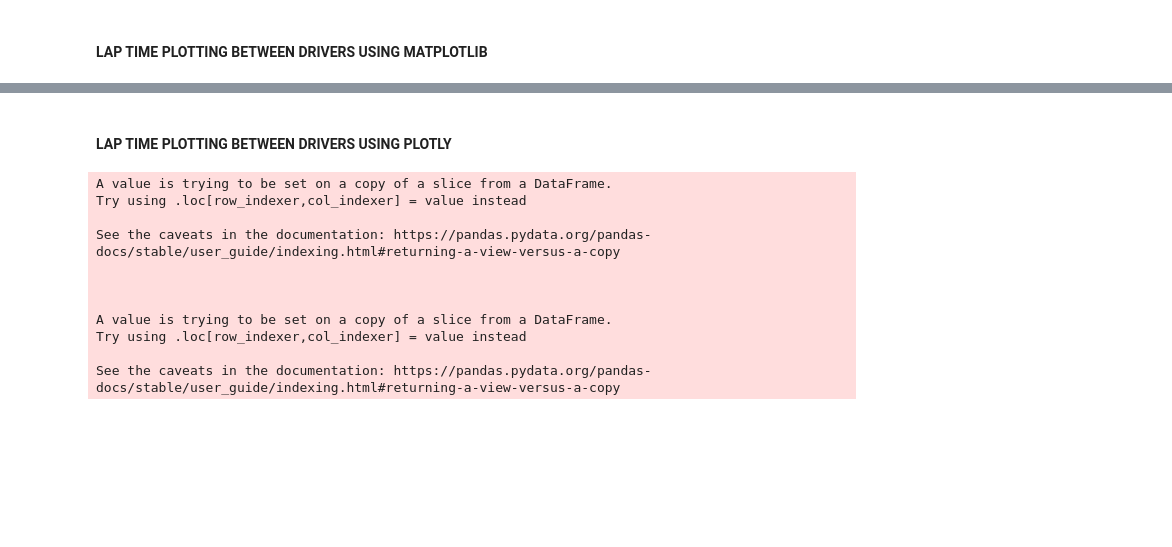
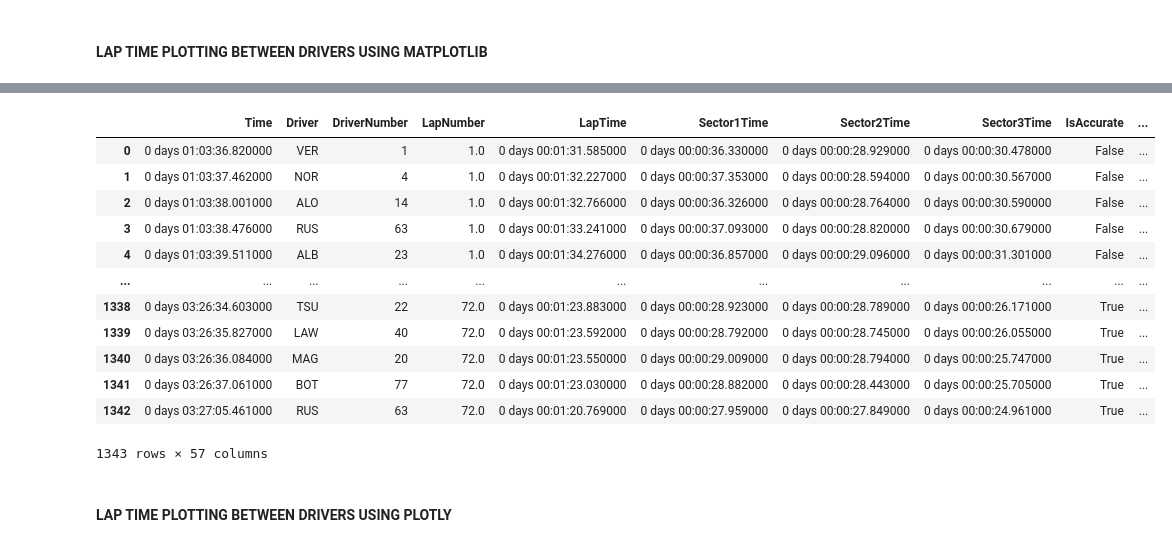
Before and after one commit to PrabhuPugal/Virtual-Race-Engineer, a Jupyter notebook: Virtual Race Engineer.ipynb, the cells around one changed output, grey strips where cells are left out. Saved outputs shown, nothing was run; the diff lists cells and outputs as text; code cells hidden in the pictures; blank space fills up the shorter version.

```diff
--- a/Virtual Race Engineer.ipynb
+++ b/Virtual Race Engineer.ipynb
@@ -399,42 +318,18 @@ plt.show()
+# %%
+merged_data
+# %% [output]
+|  | Time | Driver | DriverNumber | LapNumber | LapTime | Sector1Time | Sector2Time | Sector3Time | IsAccurate | ... |
+| 0 | 0 days 01:03:36.820000 | VER | 1 | 1.0 | 0 days 00:01:31.585000 | 0 days 00:00:36.330000 | 0 days 00:00:28.929000 | 0 days 00:00:30.478000 | False | ... |
+| 1 | 0 days 01:03:37.462000 | NOR | 4 | 1.0 | 0 days 00:01:32.227000 | 0 days 00:00:37.353000 | 0 days 00:00:28.594000 | 0 days 00:00:30.567000 | False | ... |
+| 2 | 0 days 01:03:38.001000 | ALO | 14 | 1.0 | 0 days 00:01:32.766000 | 0 days 00:00:36.326000 | 0 days 00:00:28.764000 | 0 days 00:00:30.590000 | False | ... |
+| 3 | 0 days 01:03:38.476000 | RUS | 63 | 1.0 | 0 days 00:01:33.241000 | 0 days 00:00:37.093000 | 0 days 00:00:28.820000 | 0 days 00:00:30.679000 | False | ... |
+| 4 | 0 days 01:03:39.511000 | ALB | 23 | 1.0 | 0 days 00:01:34.276000 | 0 days 00:00:36.857000 | 0 days 00:00:29.096000 | 0 days 00:00:31.301000 | False | ... |
+| ... | ... | ... | ... | ... | ... | ... | ... | ... | ... | ... |
+| 1338 | 0 days 03:26:34.603000 | TSU | 22 | 72.0 | 0 days 00:01:23.883000 | 0 days 00:00:28.923000 | 0 days 00:00:28.789000 | 0 days 00:00:26.171000 | True | ... |
+| 1339 | 0 days 03:26:35.827000 | LAW | 40 | 72.0 | 0 days 00:01:23.592000 | 0 days 00:00:28.792000 | 0 days 00:00:28.745000 | 0 days 00:00:26.055000 | True | ... |
+| 1340 | 0 days 03:26:36.084000 | MAG | 20 | 72.0 | 0 days 00:01:23.550000 | 0 days 00:00:29.009000 | 0 days 00:00:28.794000 | 0 days 00:00:25.747000 | True | ... |
+| 1341 | 0 days 03:26:37.061000 | BOT | 77 | 72.0 | 0 days 00:01:23.030000 | 0 days 00:00:28.882000 | 0 days 00:00:28.443000 | 0 days 00:00:25.705000 | True | ... |
+| 1342 | 0 days 03:27:05.461000 | RUS | 63 | 72.0 | 0 days 00:01:20.769000 | 0 days 00:00:27.959000 | 0 days 00:00:27.849000 | 0 days 00:00:24.961000 | True | ... |
+1343 rows × 57 columns
 # %% [markdown]
 #### LAP TIME PLOTTING BETWEEN DRIVERS USING PLOTLY
-# %%
-plot_data_list = []
-for driver in drivers_to_plot:
-    driver_data = merged_data[merged_data['Driver'] == driver]
-    driver_data['TeamColor'] = get_team_color(driver)
-    plot_data_list.append(driver_data)
-plot_data = pd.concat(plot_data_list, ignore_index=True)
-fig = px.line(
-    plot_data,
-    x='LapNumber',
-    y='LapTime',
-    color='Driver',
-    hover_data={
-        'LapTime': True,
-        'LapNumber': True,
-        'TeamColor': False,
-        'Driver': True
-    },
-    title='Lap Time Evolution',
-    labels={
-        'LapNumber': 'Lap Number',
-        'LapTime': 'Lap Time',
-        'Driver': 'Driver'
-    },
-    markers=True,
-    color_discrete_map={driver: get_team_color(driver) for driver in drivers_to_plot}
-)
-fig.show()
-# %% [output]
-A value is trying to be set on a copy of a slice from a DataFrame.
-Try using .loc[row_indexer,col_indexer] = value instead
-
-See the caveats in the documentation: https://pandas.pydata.org/pandas-docs/stable/user_guide/indexing.html#returning-a-view-versus-a-copy
-
-
-
-A value is trying to be set on a copy of a slice from a DataFrame.
-Try using .loc[row_indexer,col_indexer] = value instead
-
-See the caveats in the documentation: https://pandas.pydata.org/pandas-docs/stable/user_guide/indexing.html#returning-a-view-versus-a-copy
```
Also changed, not shown: parts of 15 cells of this notebook, 1 other file.
